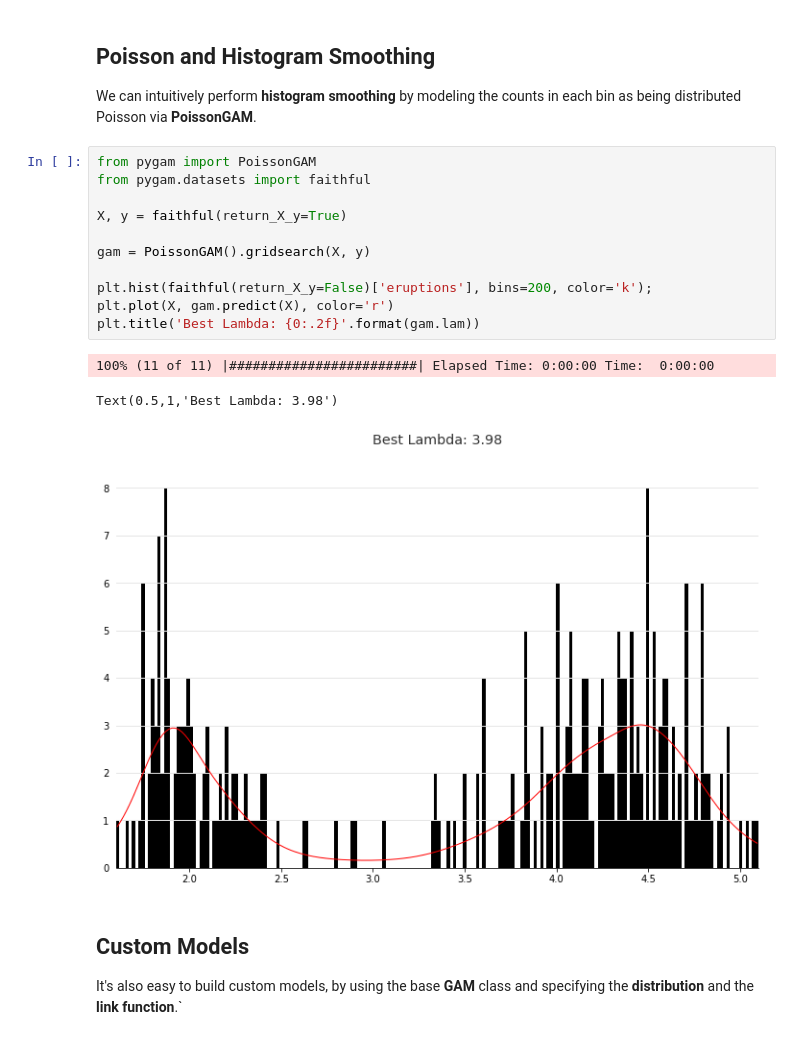
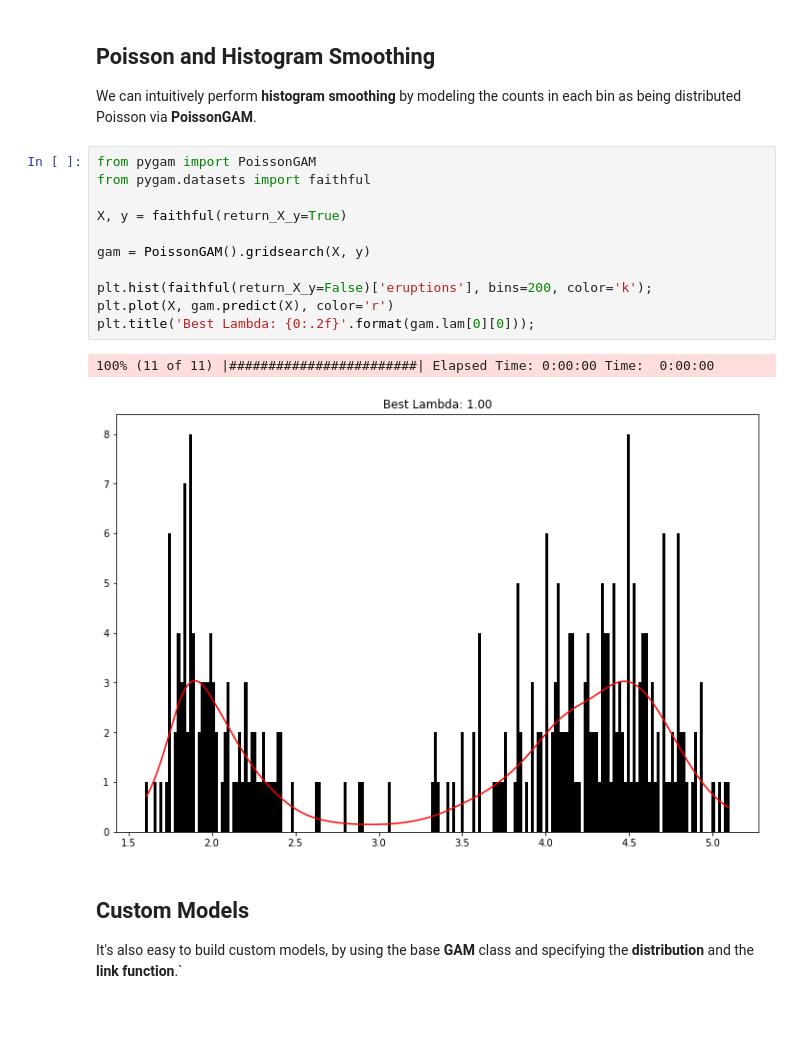
Before and after one commit to dswah/pyGAM, a Jupyter notebook: doc/source/notebooks/getting_started.ipynb, the cells around one changed output. Drawn from its saved outputs; the diff is of its cells as text.

```diff
--- a/doc/source/notebooks/getting_started.ipynb
+++ b/doc/source/notebooks/getting_started.ipynb
@@ -170,18 +276,17 @@ as being distributed Poisson via **PoissonGAM**.
 # %%
 from pygam import PoissonGAM
 from pygam.datasets import faithful
 
 X, y = faithful(return_X_y=True)
 
 gam = PoissonGAM().gridsearch(X, y)
 
 plt.hist(faithful(return_X_y=False)['eruptions'], bins=200, color='k');
 plt.plot(X, gam.predict(X), color='r')
-plt.title('Best Lambda: {0:.2f}'.format(gam.lam))
+plt.title('Best Lambda: {0:.2f}'.format(gam.lam[0][0]));
 # %% [output]
 100% (11 of 11) |########################| Elapsed Time: 0:00:00 Time:  0:00:00
-Text(0.5,1,'Best Lambda: 3.98')
-[figure, old version]
+[figure, new version]
 # %% [markdown]
 ## Custom Models
 
```
Also changed, not shown: parts of 27 cells of this notebook, 17 other files.
